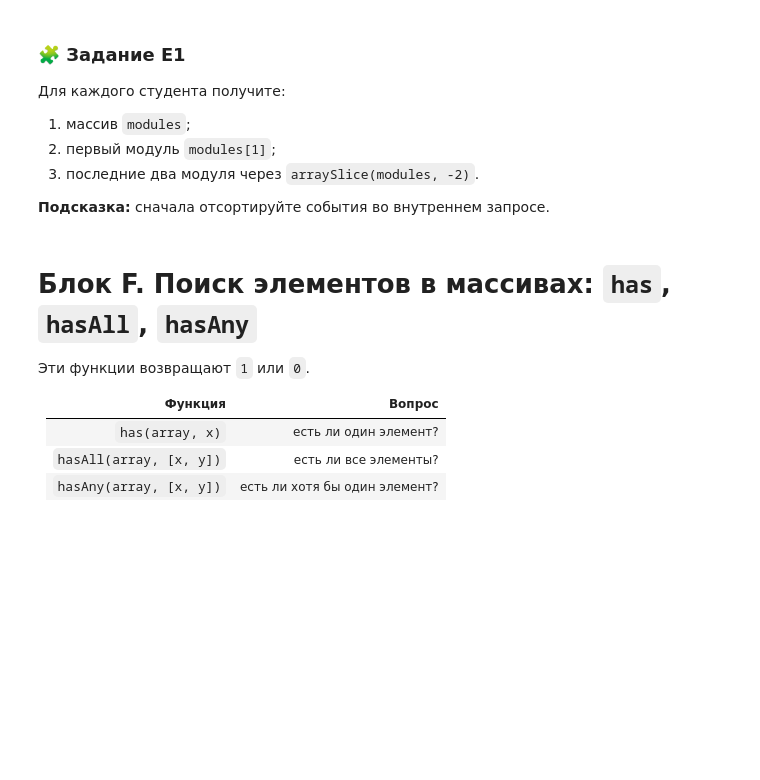
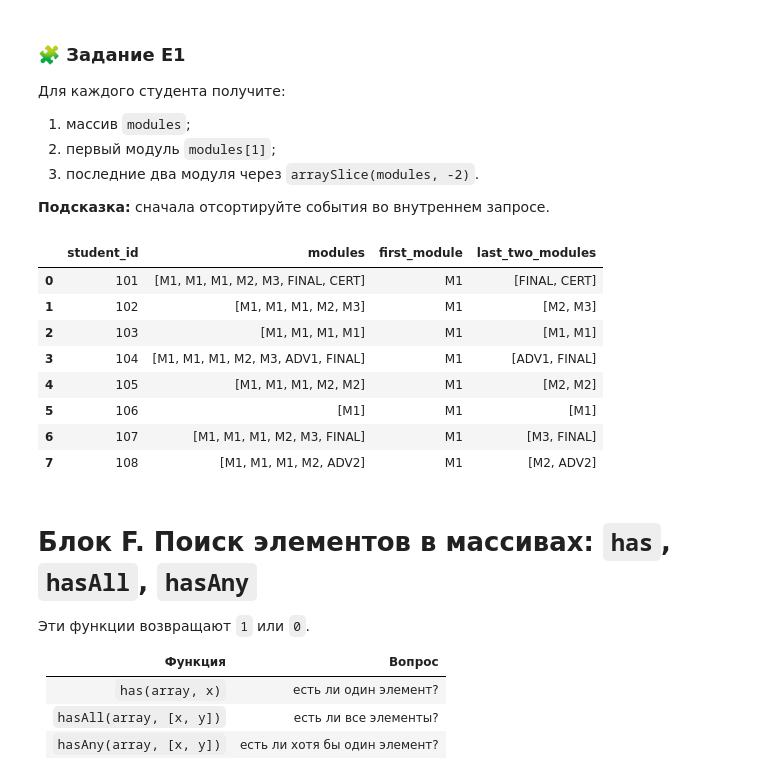
Before and after one commit to sv2001eta-svg/student_PPK, a Jupyter notebook: pr_05.ipynb, the cells around one changed output. Saved outputs shown, nothing was run; the diff lists cells and outputs as text; code cells hidden in the pictures; blank space fills up the shorter version.

```diff
--- a/pr_05.ipynb
+++ b/pr_05.ipynb
@@ -538,3 +770,34 @@ SELECT
+# %%
+# Ваш SQL:
+client.query_df('''
+WITH trajectories AS (
+    SELECT
+        student_id,
+        groupArray(module_id) AS modules
+    FROM (
+        SELECT * FROM lect_04_lms_events
+        ORDER BY student_id, event_time, event_id
+    )
+    GROUP BY student_id
+)
+SELECT
+    student_id,
+    modules,
+    modules[1] AS first_module,
+    arraySlice(modules, -2) AS last_two_modules
+FROM trajectories
+ORDER BY student_id
+''')
+# %% [output]
+|  | student_id | modules | first_module | last_two_modules |
+| 0 | 101 | [M1, M1, M1, M2, M3, FINAL, CERT] | M1 | [FINAL, CERT] |
+| 1 | 102 | [M1, M1, M1, M2, M3] | M1 | [M2, M3] |
+| 2 | 103 | [M1, M1, M1, M1] | M1 | [M1, M1] |
+| 3 | 104 | [M1, M1, M1, M2, M3, ADV1, FINAL] | M1 | [ADV1, FINAL] |
+| 4 | 105 | [M1, M1, M1, M2, M2] | M1 | [M2, M2] |
+| 5 | 106 | [M1] | M1 | [M1] |
+| 6 | 107 | [M1, M1, M1, M2, M3, FINAL] | M1 | [M3, FINAL] |
+| 7 | 108 | [M1, M1, M1, M2, ADV2] | M1 | [M2, ADV2] |
 # %% [markdown]
 # Блок F. Поиск элементов в массивах: `has`, `hasAll`, `hasAny`
 
```
Also changed, not shown: parts of 37 cells of this notebook.
